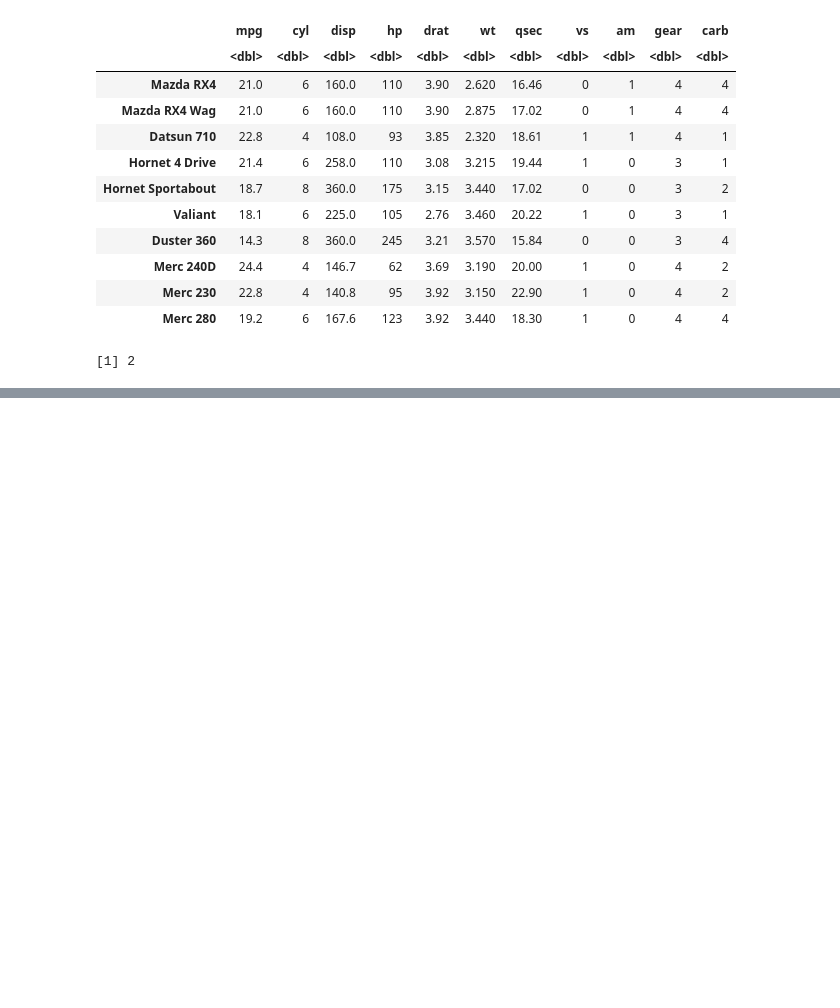
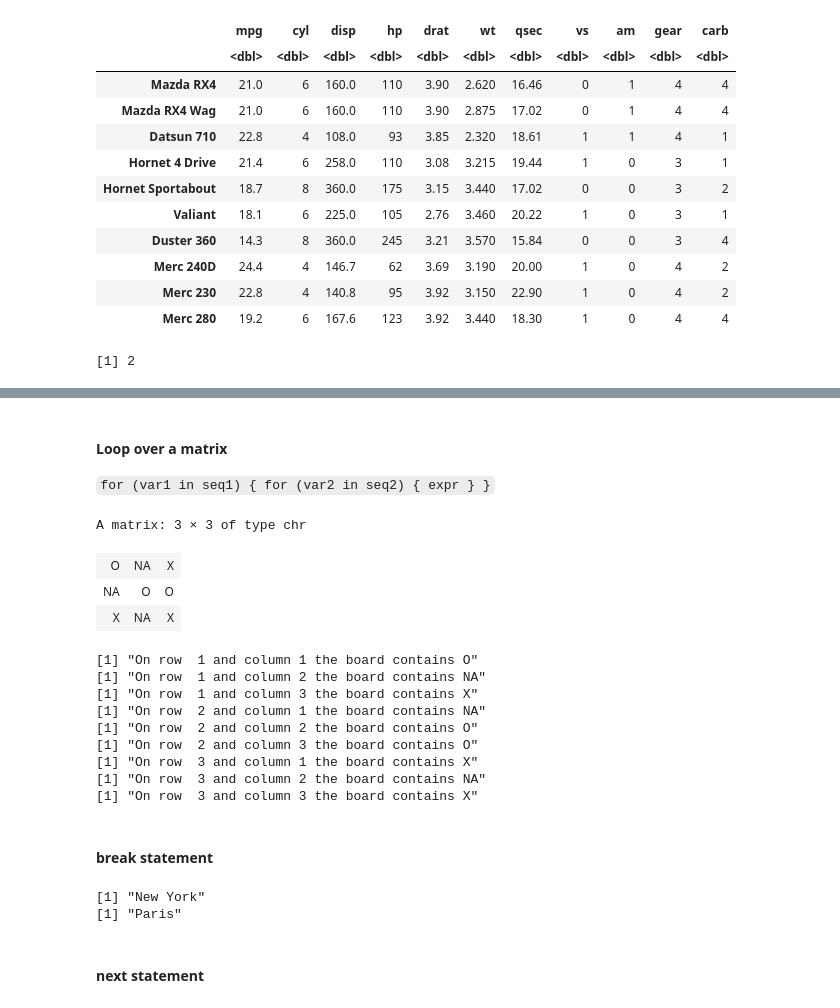
Before and after one commit to Yuleii/programming-notebook, a Jupyter notebook: Introduction to R.ipynb, the cells around one changed output, grey strips where cells are left out. Drawn from its saved outputs; the diff is of its cells as text; code cells hidden in the pictures; blank space fills up the shorter version.

```diff
--- a/Introduction to R.ipynb
+++ b/Introduction to R.ipynb
@@ -781,0 +1058,12 @@ my_list[[1]][2]
+# %%
+primes <- c(2, 3, 5, 7, 11, 13)
+
+# loop version 1
+for (p in primes) {
+  print(p)
+}
+
+# loop version 2
+for (i in 1:length(primes)) {
+  print(primes[i])
+}
@@ -781,0 +1085,12 @@ my_list[[1]][2]
+# %%
+primes_list <- list(2, 3, 5, 7, 11, 13)
+
+# loop version 1
+for (p in primes_list) {
+  print(p)
+}
+
+# loop version 2
+for (i in 1:length(primes_list)) {
+  print(primes_list[[i]])
+}
@@ -781,0 +1110,37 @@ my_list[[1]][2]
+# %% [markdown]
+#### Loop over a matrix
+
+``
+for (var1 in seq1) {
+  for (var2 in seq2) {
+    expr
+  }
+}
+``
+# %%
+ttt = c("O", NA, "X", NA, "O", "O", "X", NA, "X")
+ttt = matrix(ttt, byrow = TRUE, nrow = 3)
+ttt
+
+# define the double for loop
+for (i in 1:nrow(ttt)) {
+  for (j in 1:ncol(ttt)) {
+    print(paste("On row ", i , "and column", j, "the board contains", ttt[i,j]))
+  }
+}
+# %% [output]
+A matrix: 3 × 3 of type chr
+| O | NA | X |
+| NA | O | O |
+| X | NA | X |
+[1] "On row  1 and column 1 the board contains O"
+[1] "On row  1 and column 2 the board contains NA"
+[1] "On row  1 and column 3 the board contains X"
+[1] "On row  2 and column 1 the board contains NA"
+[1] "On row  2 and column 2 the board contains O"
+[1] "On row  2 and column 3 the board contains O"
+[1] "On row  3 and column 1 the board contains X"
+[1] "On row  3 and column 2 the board contains NA"
+[1] "On row  3 and column 3 the board contains X"
+# %% [markdown]
+#### break statement
@@ -781,0 +1149,12 @@ my_list[[1]][2]
+# %%
+for(city in cities) {
+  if(nchar(city) == 6) {
+    break
+  }
+  print(city)
+}
+# %% [output]
+[1] "New York"
+[1] "Paris"
+# %% [markdown]
+#### next statement
```
Also changed, not shown: parts of 36 cells of this notebook.
